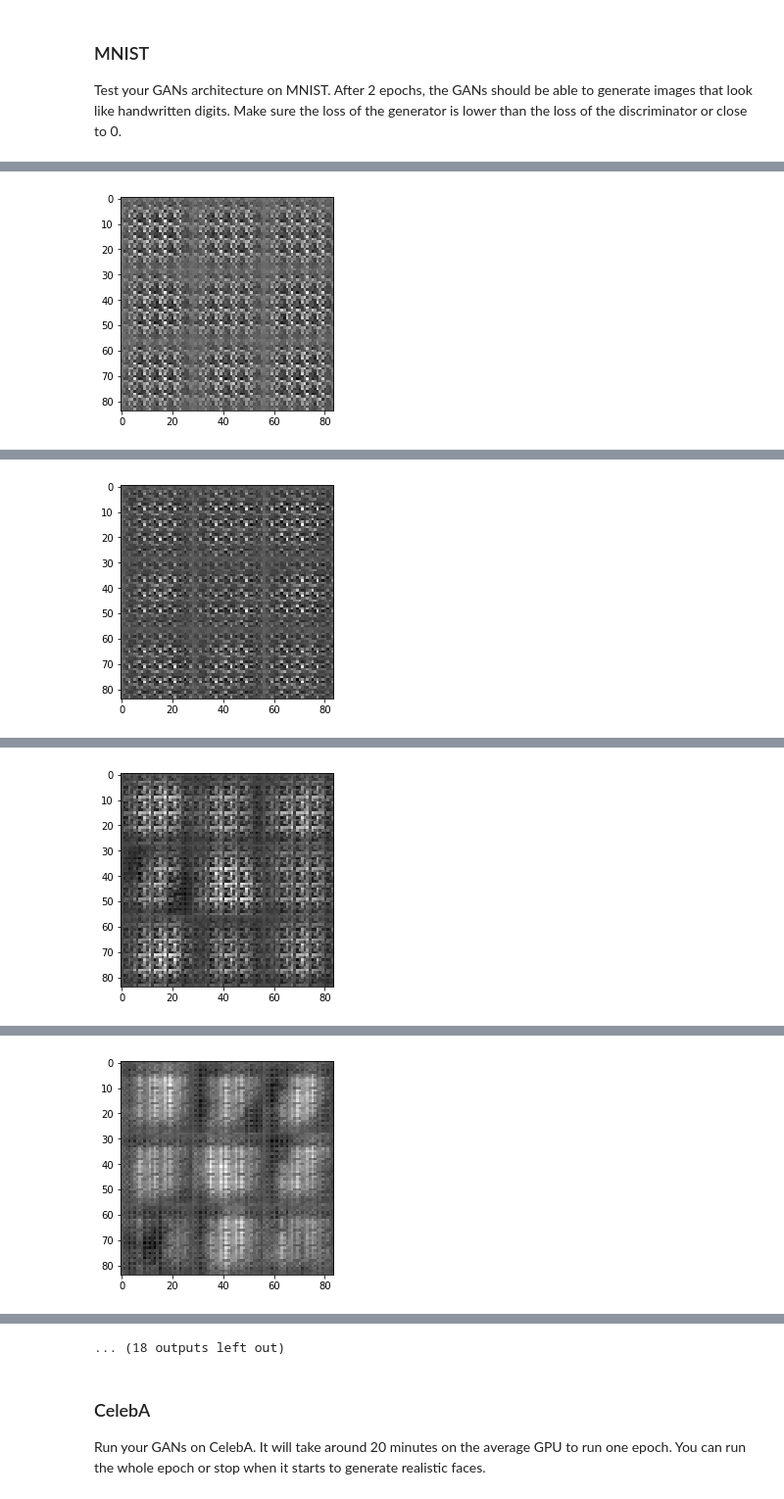
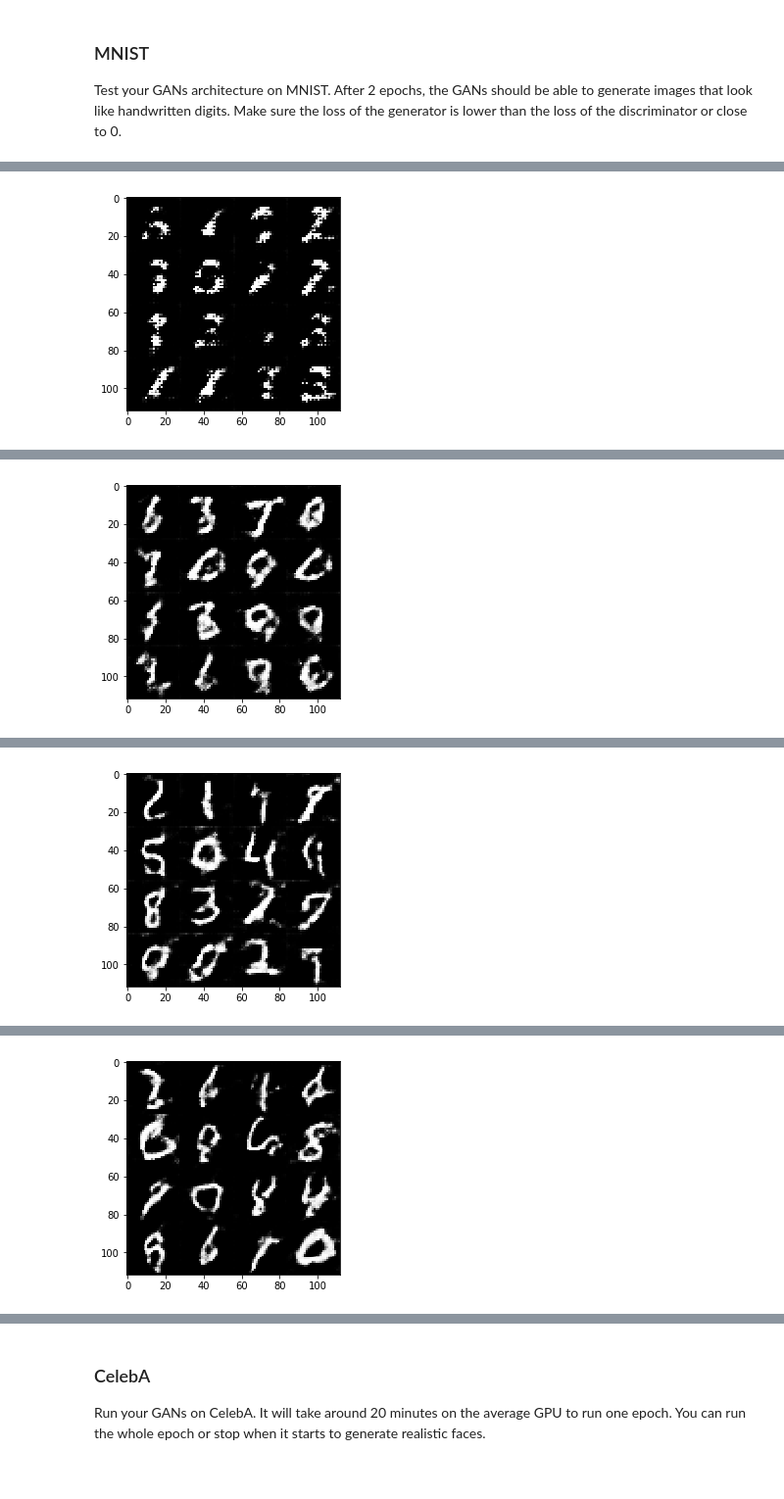
Before and after one commit to neeraj-pai/DLN-Proj5, a Jupyter notebook: dlnd_face_generation.ipynb, the cells around one changed output, grey strips where cells are left out. Shown: that part at 98% size. Saved outputs shown, nothing was run; the diff lists cells and outputs as text; code cells hidden in the pictures.

```diff
--- a/dlnd_face_generation.ipynb
+++ b/dlnd_face_generation.ipynb
@@ -159,8 +160,13 @@ def discriminator(images, reuse=False):
         relu3 = tf.maximum(alpha * bn3, bn3)
         # 4x4x256
 
+        x4 = tf.layers.conv2d(relu3, 512, 5, strides=2, padding='same')
+        bn4 = tf.layers.batch_normalization(x4, training=True)
+        relu4 = tf.maximum(alpha * bn4, bn4)
+        # 2x2x512
+
         # Flatten it
-        flat = tf.reshape(relu3, (-1, 4*4*256))
+        flat = tf.reshape(relu4, (-1, 2*2*512))
         logits = tf.layers.dense(flat, 1)
         out = tf.sigmoid(logits)
 
@@ -282,8 +295,9 @@ def model_opt(d_loss, g_loss, learning_rate, beta1):
     g_vars = [var for var in t_vars if var.name.startswith('generator')]
 
     # Optimize
-    d_train_opt = tf.train.AdamOptimizer(learning_rate, beta1=beta1).minimize(d_loss, var_list=d_vars)
-    g_train_opt = tf.train.AdamOptimizer(learning_rate, beta1=beta1).minimize(g_loss, var_list=g_vars)
+    with tf.control_dependencies(tf.get_collection(tf.GraphKeys.UPDATE_OPS)):
+        d_train_opt = tf.train.AdamOptimizer(learning_rate, beta1=beta1).minimize(d_loss, var_list=d_vars)
+        g_train_opt = tf.train.AdamOptimizer(learning_rate, beta1=beta1).minimize(g_loss, var_list=g_vars)
 
     return d_train_opt, g_train_opt
 
@@ -333,8 +347,8 @@ Implement `train` to build and train the GANs.  Use the following functions you
 Use the `show_generator_output` to show `generator` output while you train. Running `show_generator_output` for every batch will drastically increase training time and increase the size of the notebook.  It's recommended to print the `generator` output every 100 batches.
 # %%
 print_every = 10
-show_every = 10
-no_display_images = 10
+show_every = 200
+no_display_images = 20
 def train(epoch_count, batch_size, z_dim, learning_rate, beta1, get_batches, data_shape, data_image_mode):
     """
     Train the GAN
@@ -348,32 +362,32 @@ def train(epoch_count, batch_size, z_dim, learning_rate, beta1, get_batches, dat
     :param data_image_mode: The image mode to use for images ("RGB" or "L")
     """
     # TODO: Build Model
-    tf.reset_default_graph()
+    #tf.reset_default_graph()
     if data_image_mode == 'RGB':
         out_channel_dim = 3
     else:
         out_channel_dim = 1
 
-    input_real, input_z, _ = model_inputs(data_shape[1], data_shape[2], out_channel_dim, z_dim)
+    input_real, input_z, l_r = model_inputs(data_shape[1], data_shape[2], out_channel_dim, z_dim)
     d_loss, g_loss = model_loss(input_real, input_z, out_channel_dim)
-    d_opt, g_opt = model_opt(d_loss, g_loss, learning_rate, beta1)
+    d_opt, g_opt = model_opt(d_loss, g_loss, l_r, beta1)
 
     steps = 0
     losses = []
-    samples = []
     with tf.Session() as sess:
         sess.run(tf.global_variables_initializer())
         for epoch_i in range(epoch_count):
             for batch_images in get_batches(batch_size):
                 # TODO: Train Model
                 steps += 1
+                batch_images = batch_images*2;
 
                 # Sample random noise for G
                 batch_z = np.random.uniform(-1, 1, size=(batch_size, z_dim))
 
                 # Run optimizers
-                _ = sess.run(d_opt, feed_dict={input_real: batch_images, input_z: batch_z})
-                _ = sess.run(g_opt, feed_dict={input_z: batch_z})
+                _ = sess.run(d_opt, feed_dict={input_real: batch_images, input_z: batch_z, l_r: learning_rate})
+                _ = sess.run(g_opt, feed_dict={input_real: batch_images, input_z: batch_z, l_r: learning_rate})
 
                 if steps % print_every == 0:
                     # At the end of each epoch, get the losses and print them out
@@ -387,23 +401,17 @@ def train(epoch_count, batch_size, z_dim, learning_rate, beta1, get_batches, dat
                     losses.append((train_loss_d, train_loss_g))
 
                 if steps % show_every == 0:
-                    #gen_samples = sess.run(
-                    #               generator(input_z, out_channel_dim, False),
-                    #               feed_dict={input_z: batch_z})
-                    #samples.append(gen_samples)
                     show_generator_output(sess, no_display_images, input_z, out_channel_dim, data_image_mode)
-                    #_ = view_samples(-1, samples, 5, 10, figsize=figsize)
-                    #plt.show()
 
-        saver.save(sess, './checkpoints/generator.ckpt')
+        show_generator_output(sess, no_display_images, input_z, out_channel_dim, data_image_mode)
 # %% [markdown]
 ### MNIST
 Test your GANs architecture on MNIST.  After 2 epochs, the GANs should be able to generate images that look like handwritten digits.  Make sure the loss of the generator is lower than the loss of the discriminator or close to 0.
 # %%
-batch_size = 16
-z_dim = 128
-learning_rate = 0.001
-beta1 = 0.01
+batch_size = 128
+z_dim = 300
+learning_rate = 0.00072
+beta1 = 0.3
 
 
 """
@@ -420 +447 @@ Epoch 0/2... Discriminator Loss: 0.4882... Generator Loss: 3.4526
-[figure, old version]
+[figure, new version]
@@ -422 +468 @@ Epoch 0/2... Discriminator Loss: 5.7215... Generator Loss: 0.0111
-[figure, old version]
+[figure, new version]
@@ -424 +489 @@ Epoch 0/2... Discriminator Loss: 1.6497... Generator Loss: 0.4307
-[figure, old version]
+[figure, new version]
@@ -426 +510 @@ Epoch 0/2... Discriminator Loss: 1.7724... Generator Loss: 0.7665
-[figure, old version]
+[figure, new version]
@@ -431,4 +525,3 @@ Epoch 0/2... Discriminator Loss: 0.9927... Generator Loss: 3.1586
-... (18 outputs left out)
 # %% [markdown]
 ### CelebA
 Run your GANs on CelebA.  It will take around 20 minutes on the average GPU to run one epoch.  You can run the whole epoch or stop when it starts to generate realistic faces.
```
Also changed, not shown: parts of 7 cells of this notebook, 1 other file.
